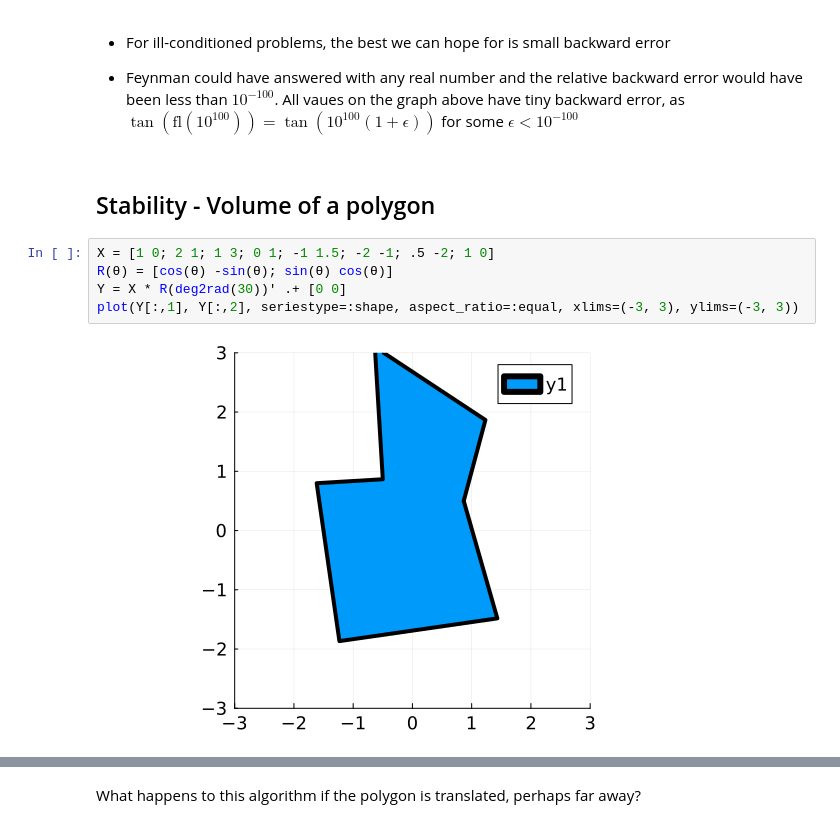
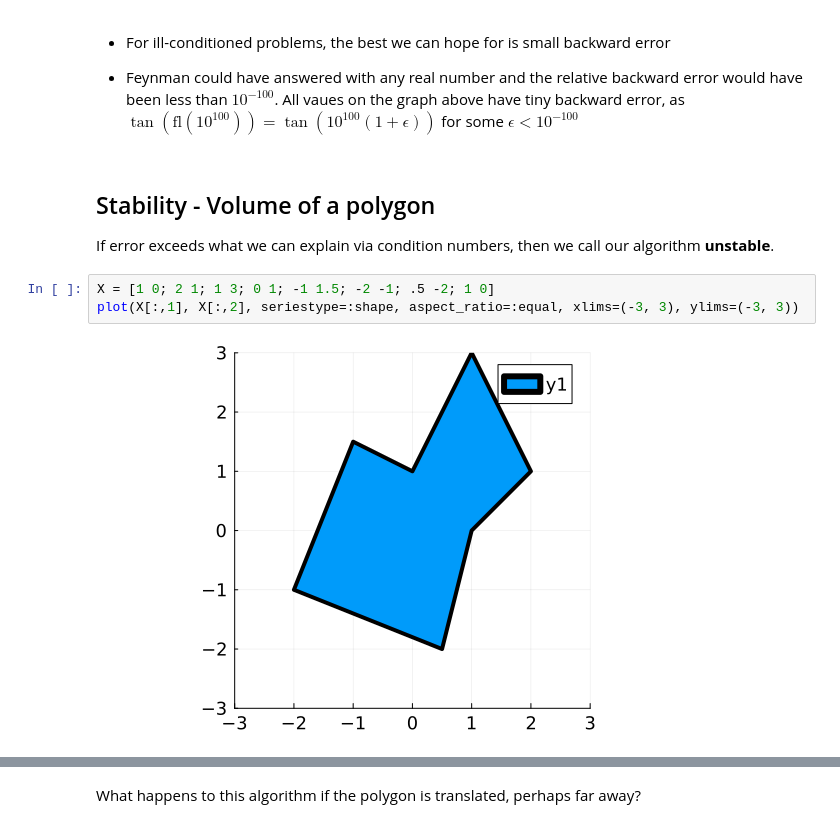
Before and after one commit to jeremylt/csci-3656-fall-2025, a Jupyter notebook: source/notebooks/2025-09-03-Rootfinding.ipynb, the cells around one changed output, grey strips where cells are left out. Saved outputs shown, nothing was run; the diff lists cells and outputs as text.

```diff
--- a/source/notebooks/2025-09-03-Rootfinding.ipynb
+++ b/source/notebooks/2025-09-03-Rootfinding.ipynb
@@ -62,10 +64,10 @@ plot(tan, ylims=(-10, 10), x=LinRange(-10, 10, 1000))
 * Feynman could have answered with any real number and the relative backward error would have been less than $10^{-100}$. All vaues on the graph above have tiny backward error, as $\tan \left( \text{fl} \left( 10^{100} \right) \right) = \tan \left( 10^{100} \left( 1 + \epsilon \right) \right)$ for some $\epsilon < 10^{-100}$
 # %% [markdown]
 ## Stability - Volume of a polygon
+
+If error exceeds what we can explain via condition numbers, then we call our algorithm **unstable**.
 # %%
 X = [1 0; 2 1; 1 3; 0 1; -1 1.5; -2 -1; .5 -2; 1 0]
-R(θ) = [cos(θ) -sin(θ); sin(θ) cos(θ)]
-Y = X * R(deg2rad(30))' .+ [0 0]
-plot(Y[:,1], Y[:,2], seriestype=:shape, aspect_ratio=:equal, xlims=(-3, 3), ylims=(-3, 3))
+plot(X[:,1], X[:,2], seriestype=:shape, aspect_ratio=:equal, xlims=(-3, 3), ylims=(-3, 3))
 # %% [output]
-[figure, old version]
+[figure, new version]
```
Also changed, not shown: parts of 6 cells of this notebook, 1 other file.
